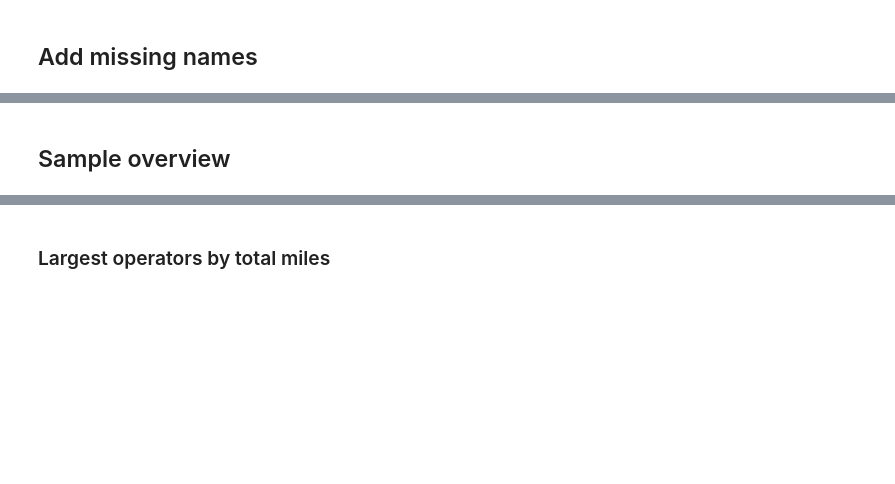
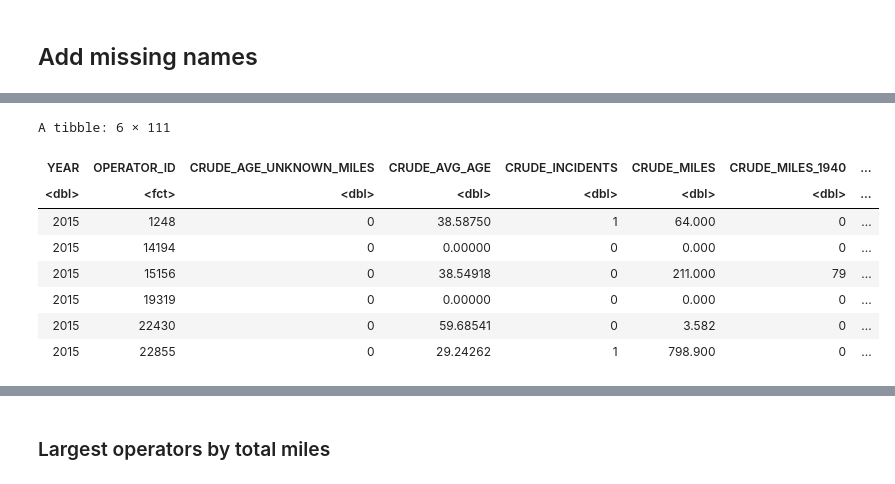
Before and after one commit to julianbarg/spills, a Jupyter notebook: presentations/explore_data_variance/explore_data_variance.ipynb, the cells around one changed output, grey strips where cells are left out. Cells and saved outputs as stored; diff of their text form; code cells hidden in the pictures; blank space fills up the shorter version.

```diff
--- a/presentations/explore_data_variance/explore_data_variance.ipynb
+++ b/presentations/explore_data_variance/explore_data_variance.ipynb
@@ -91,2 +50,13 @@ A tibble: 5 × 110
-# %% [markdown]
-## Sample overview
+# %%
+sample$Name <- oildata::add_company_names(sample$OPERATOR_ID)
+head(sample)
+# %% [output]
+A tibble: 6 × 111
+| YEAR | OPERATOR_ID | CRUDE_AGE_UNKNOWN_MILES | CRUDE_AVG_AGE | CRUDE_INCIDENTS | CRUDE_MILES | CRUDE_MILES_1940 | ... |
+| <dbl> | <fct> | <dbl> | <dbl> | <dbl> | <dbl> | <dbl> | ... |
+| 2015 | 1248 | 0 | 38.58750 | 1 | 64.000 | 0 | ... |
+| 2015 | 14194 | 0 | 0.00000 | 0 | 0.000 | 0 | ... |
+| 2015 | 15156 | 0 | 38.54918 | 0 | 211.000 | 79 | ... |
+| 2015 | 19319 | 0 | 0.00000 | 0 | 0.000 | 0 | ... |
+| 2015 | 22430 | 0 | 59.68541 | 0 | 3.582 | 0 | ... |
+| 2015 | 22855 | 0 | 29.24262 | 1 | 798.900 | 0 | ... |
```
Also changed, not shown: parts of 11 cells of this notebook, 2 other files.
